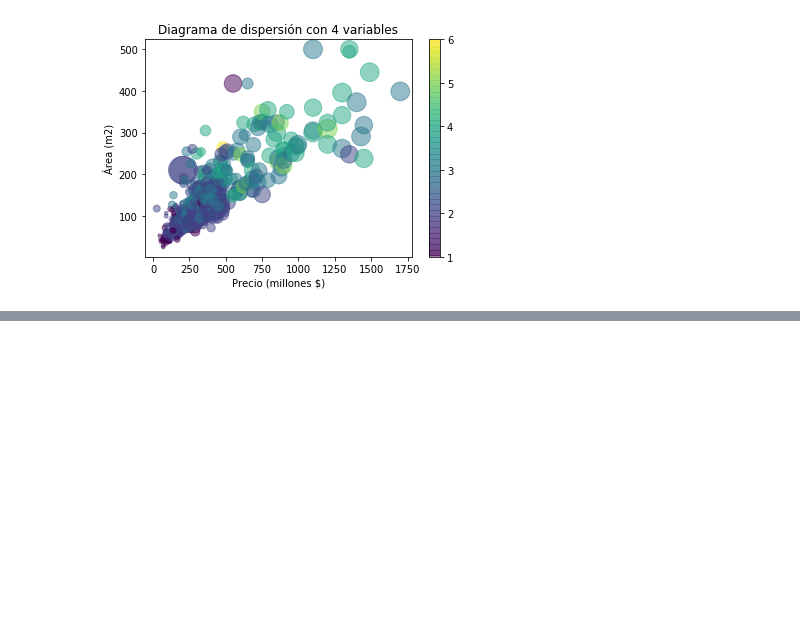
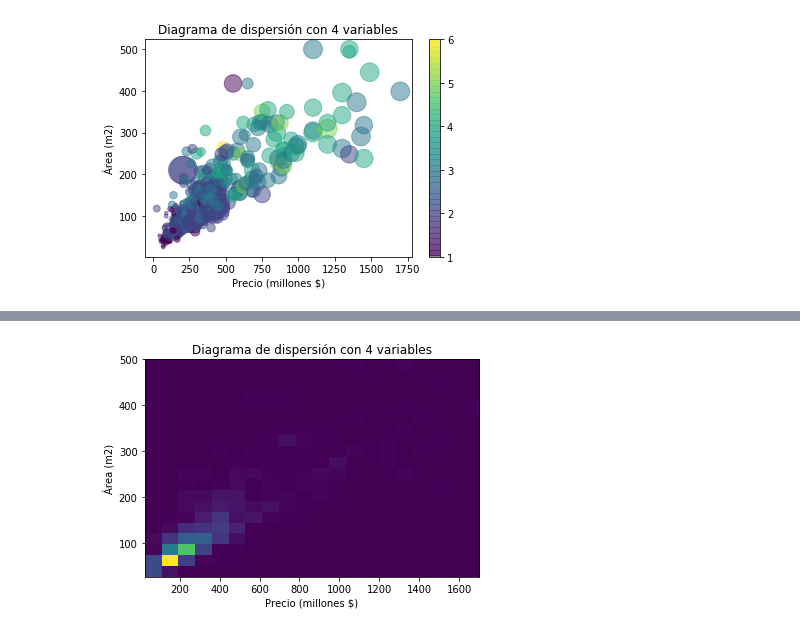
Before and after one commit to fhernanb/Python-para-estadistica, a Jupyter notebook: 02 Exploración de datos/Gráficos exploratorios con matplotlib.ipynb, the cells around one changed output, grey strips where cells are left out. Cells and saved outputs as stored; diff of their text form; code cells hidden in the pictures; blank space fills up the shorter version.

```diff
--- a/02 Exploración de datos/Gráficos exploratorios con matplotlib.ipynb
+++ b/02 Exploración de datos/Gráficos exploratorios con matplotlib.ipynb
@@ -102,0 +110,7 @@ plt.colorbar();
+# %%
+plt.hist2d(x=dt.precio, y=dt.mt2, bins=(20, 20))
+plt.xlabel('Precio (millones $)')
+plt.ylabel('Área (m2)')
+plt.show()
+# %% [output]
+[figure, added]
```
Also changed, not shown: parts of 2 cells of this notebook.
